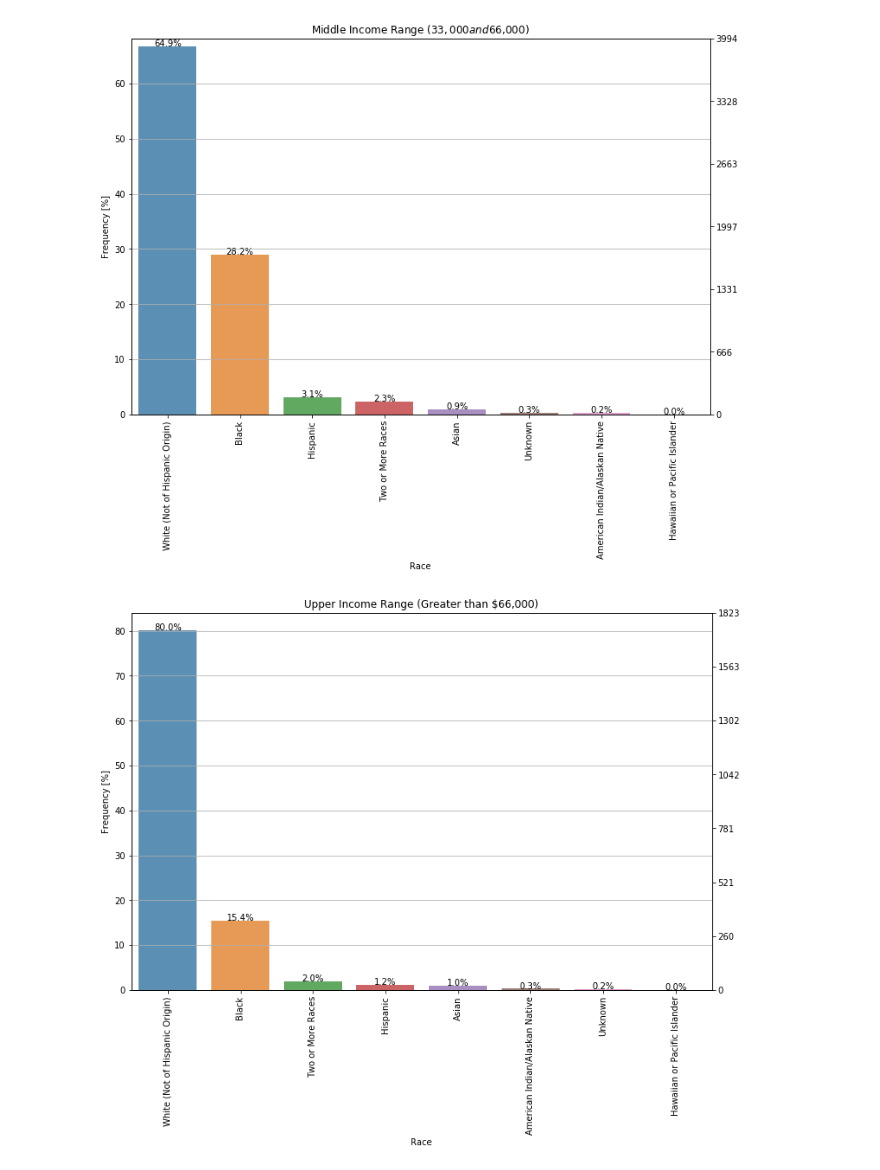
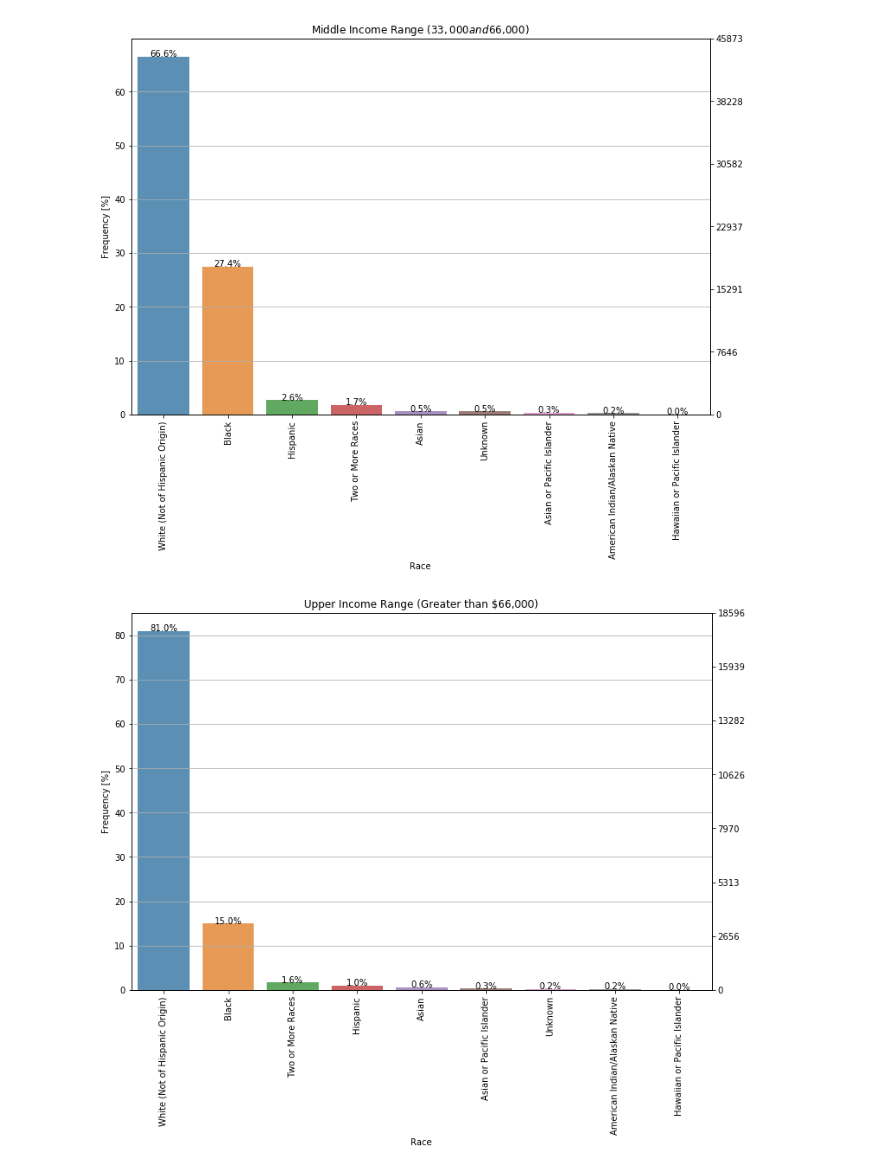
Before and after one commit to jman2kxy/inclucivics, a Jupyter notebook: IncluCivics Data.ipynb, the cells around one changed output. Drawn from its saved outputs; the diff is of its cells as text; code cells hidden in the pictures.

```diff
--- a/IncluCivics Data.ipynb
+++ b/IncluCivics Data.ipynb
@@ -10,7 +10,7 @@ import matplotlib.ticker as ticker
 import mpld3
 %matplotlib inline
 # %%
-employee_demo = pd.read_csv('data/General_Government_Employees_Demographics.csv')
+employee_demo = pd.read_csv('data/quarterly-cleaned.csv')
 # %%
 employee_demo.head()
 # %% [output]
@@ -169,35 +174,35 @@ ax2=ax.twinx()
 
 # Switch so count axis is on right, frequency on left
 ax2.yaxis.tick_left()
 ax.yaxis.tick_right()
 
 # Also switch the labels over
 ax.yaxis.set_label_position('right')
 ax2.yaxis.set_label_position('left')
 
 ax2.set_ylabel('Frequency [%]')
 
 for p in ax.patches:
     x=p.get_bbox().get_points()[:,0]
     y=p.get_bbox().get_points()[1,1]
     ax.annotate('{:.1f}%'.format(100.*(y/ncount)), (x.mean(), y),
             ha='center', va='baseline') # set the alignment of the text
 
 
 # Use a LinearLocator to ensure the correct number of ticks
 ax.yaxis.set_major_locator(ticker.LinearLocator(7))
 
 # Fix the frequency range to 0-100
 ax2.set_ylim(0,100*ax.get_ylim()[1]/ncount)
-ax.set_ylim(0,middle_income_race_count.values.max()+85)
+#ax.set_ylim(0,middle_income_race_count.values.max())
 
 # And use a MultipleLocator to ensure a tick spacing of 10
 ax2.yaxis.set_major_locator(ticker.MultipleLocator(10))
 
 # Need to turn the grid on ax2 off, otherwise the gridlines end up on top of the bars
 ax2.grid(None)
 # %% [output]
-[figure, old version]
+[figure, new version]
 # %%
 ncount = len(upper_income_range)
 
@@ -230,7 +235,7 @@ ax.yaxis.set_major_locator(ticker.LinearLocator(8))
 
 # Fix the frequency range to 0-100
 ax2.set_ylim(0,100*ax.get_ylim()[1]/ncount)
-ax.set_ylim(0,upper_income_race_count.values.max()+85)
+#ax.set_ylim(0,upper_income_race_count.values.max())
 
 # And use a MultipleLocator to ensure a tick spacing of 10
 ax2.yaxis.set_major_locator(ticker.MultipleLocator(10))
@@ -238,7 +243,7 @@ ax2.yaxis.set_major_locator(ticker.MultipleLocator(10))
 # Need to turn the grid on ax2 off, otherwise the gridlines end up on top of the bars
 ax2.grid(None)
 # %% [output]
-[figure, old version]
+[figure, new version]
 # %%
 title_count.head(50)
 # %% [output]
```
Also changed, not shown: parts of 15 cells of this notebook.
